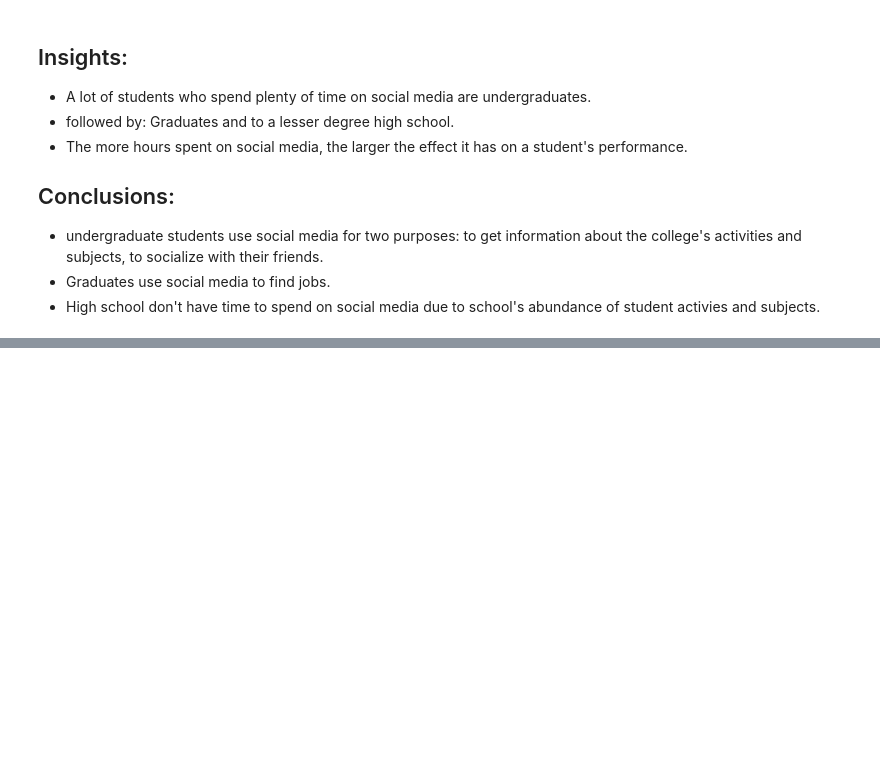
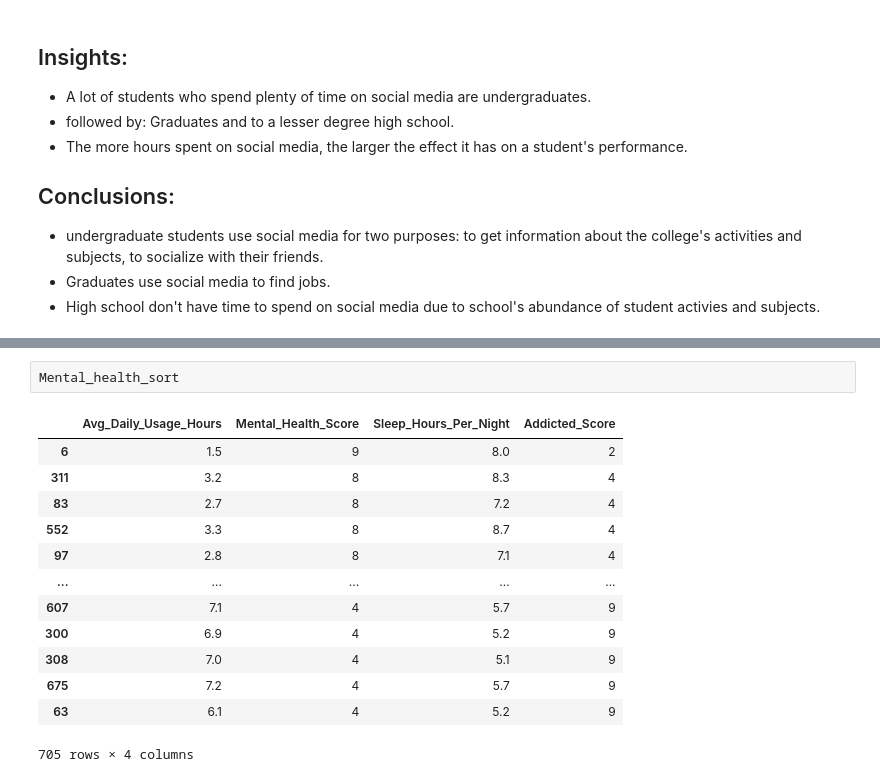
Before and after one commit to Fady-Foash97/Data-analysis-using-Pandas, a Jupyter notebook: Student social media addiction.ipynb, the cells around one changed output, grey strips where cells are left out. Drawn from its saved outputs; the diff is of its cells as text; blank space fills up the shorter version.

```diff
--- a/Student social media addiction.ipynb
+++ b/Student social media addiction.ipynb
@@ -119,0 +158,16 @@ plt.show()
+# %%
+Mental_health_sort
+# %% [output]
+|  | Avg_Daily_Usage_Hours | Mental_Health_Score | Sleep_Hours_Per_Night | Addicted_Score |
+| 6 | 1.5 | 9 | 8.0 | 2 |
+| 311 | 3.2 | 8 | 8.3 | 4 |
+| 83 | 2.7 | 8 | 7.2 | 4 |
+| 552 | 3.3 | 8 | 8.7 | 4 |
+| 97 | 2.8 | 8 | 7.1 | 4 |
+| ... | ... | ... | ... | ... |
+| 607 | 7.1 | 4 | 5.7 | 9 |
+| 300 | 6.9 | 4 | 5.2 | 9 |
+| 308 | 7.0 | 4 | 5.1 | 9 |
+| 675 | 7.2 | 4 | 5.7 | 9 |
+| 63 | 6.1 | 4 | 5.2 | 9 |
+705 rows × 4 columns
```
Also changed, not shown: parts of 18 cells of this notebook.
